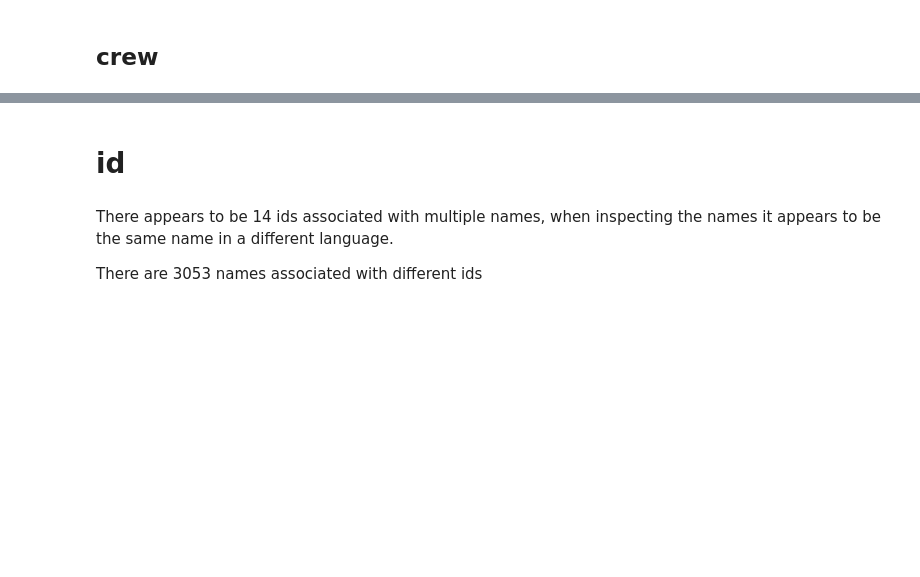
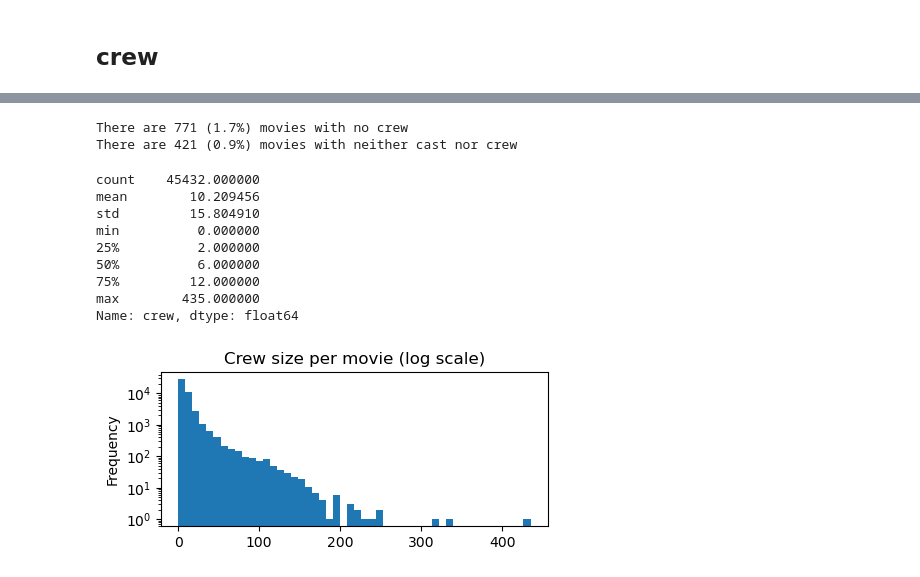
Before and after one commit to gbjaaland/TDT4225-Assignment-3, a Jupyter notebook: EDA/credits.ipynb, the cells around one changed output, grey strips where cells are left out. Drawn from its saved outputs; the diff is of its cells as text; code cells hidden in the pictures; blank space fills up the shorter version.

```diff
--- a/EDA/credits.ipynb
+++ b/EDA/credits.ipynb
@@ -146,2 +282,0 @@ dict_keys(['credit_id', 'department', 'gender', 'id', 'job', 'name', 'profile_pa
-# %% [markdown]
-# id
@@ -150,4 +283,21 @@ movie_ids = movies.id.unique()
-# %% [markdown]
-There appears to be 14 ids associated with multiple names, when inspecting the names it appears to be the same name in a different language.
-
-There are 3053 names associated with different ids
+# %%
+# nr of movies without crew and number of crew members per movie
+crew_size = credits.crew.str.len()
+print(f"There are {(crew_size == 0).sum()} ({(crew_size == 0).mean():.1%}) movies with no crew")
+print(f"There are {((crew_size == 0) & (cast_size == 0)).sum()} ({((crew_size == 0) & (cast_size == 0)).mean():.1%}) movies with neither cast nor crew")
+display(crew_size.describe())
+crew_size.plot.hist(bins=50, figsize=(5, 2), title='Crew size per movie (log scale)', logy=True)
+plt.show()
+# %% [output]
+There are 771 (1.7%) movies with no crew
+There are 421 (0.9%) movies with neither cast nor crew
+count    45432.000000
+mean        10.209456
+std         15.804910
+min          0.000000
+25%          2.000000
+50%          6.000000
+75%         12.000000
+max        435.000000
+Name: crew, dtype: float64
+[figure, added]
```
Also changed, not shown: parts of 19 cells of this notebook, 2 other files.
